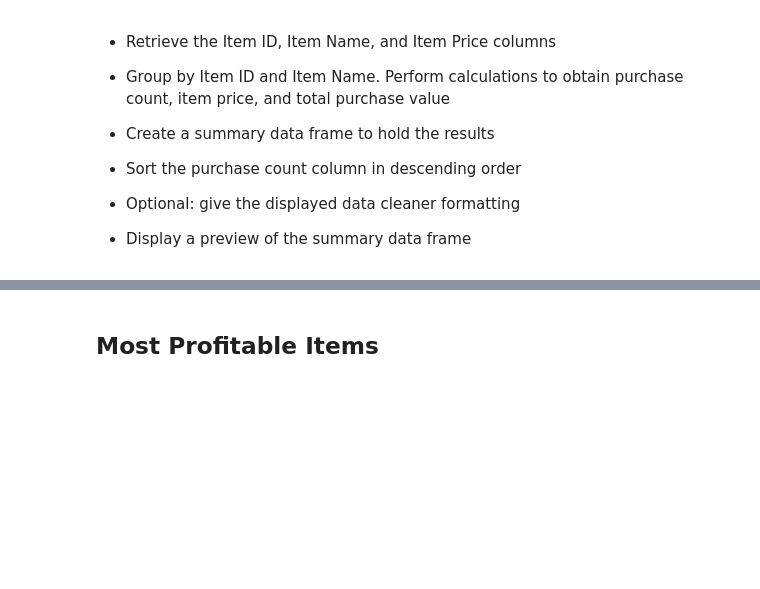
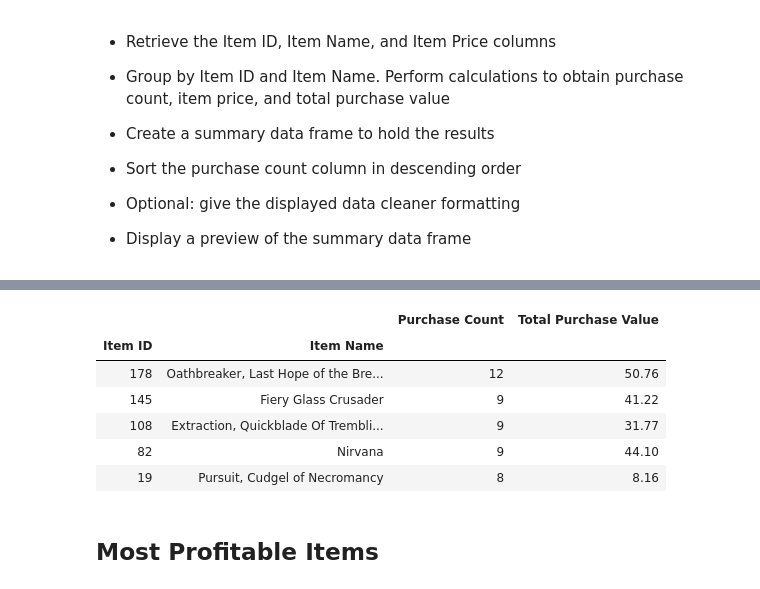
Before and after one commit to alvinochieng/pandas---challenge, a Jupyter notebook: HeroesOfPymoli/HeroesOfPymoli_starter.ipynb, the cells around one changed output, grey strips where cells are left out. Drawn from its saved outputs; the diff is of its cells as text; code cells hidden in the pictures; blank space fills up the shorter version.

```diff
--- a/HeroesOfPymoli/HeroesOfPymoli_starter.ipynb
+++ b/HeroesOfPymoli/HeroesOfPymoli_starter.ipynb
@@ -603,0 +631,3 @@ big_spenders.sort_values('Total Purchase Value',ascending=False).head()
+# %%
+purch_item_count = item_grp['Item ID'].count()
+purch_item_count.sort_values(ascending=False).head()
@@ -603,0 +642,3 @@ big_spenders.sort_values('Total Purchase Value',ascending=False).head()
+# %%
+item_tot_val = item_grp['Price'].sum()
+item_tot_val.sort_values(ascending=False).head()
@@ -604,3 +653,17 @@ big_spenders.sort_values('Total Purchase Value',ascending=False).head()
+# %%
+df_popular = {"Purchase Count":purch_item_count, "Total Purchase Value": item_tot_val}
+big_spenders['Average Purchase Price'] = big_spenders['Average Purchase Price'].map('${:,.2f}'.format)
+
+popular = pd.DataFrame(df_popular)
+popular.sort_values('Purchase Count',ascending = False).head()
+# %% [output]
+|  |  | Purchase Count | Total Purchase Value |
+| Item ID | Item Name |  |  |
+| 178 | Oathbreaker, Last Hope of the Bre... | 12 | 50.76 |
+| 145 | Fiery Glass Crusader | 9 | 41.22 |
+| 108 | Extraction, Quickblade Of Trembli... | 9 | 31.77 |
+| 82 | Nirvana | 9 | 44.10 |
+| 19 | Pursuit, Cudgel of Necromancy | 8 | 8.16 |
 # %% [markdown]
 ## Most Profitable Items
 # %% [markdown]
```
Also changed, not shown: parts of 4 cells of this notebook.
